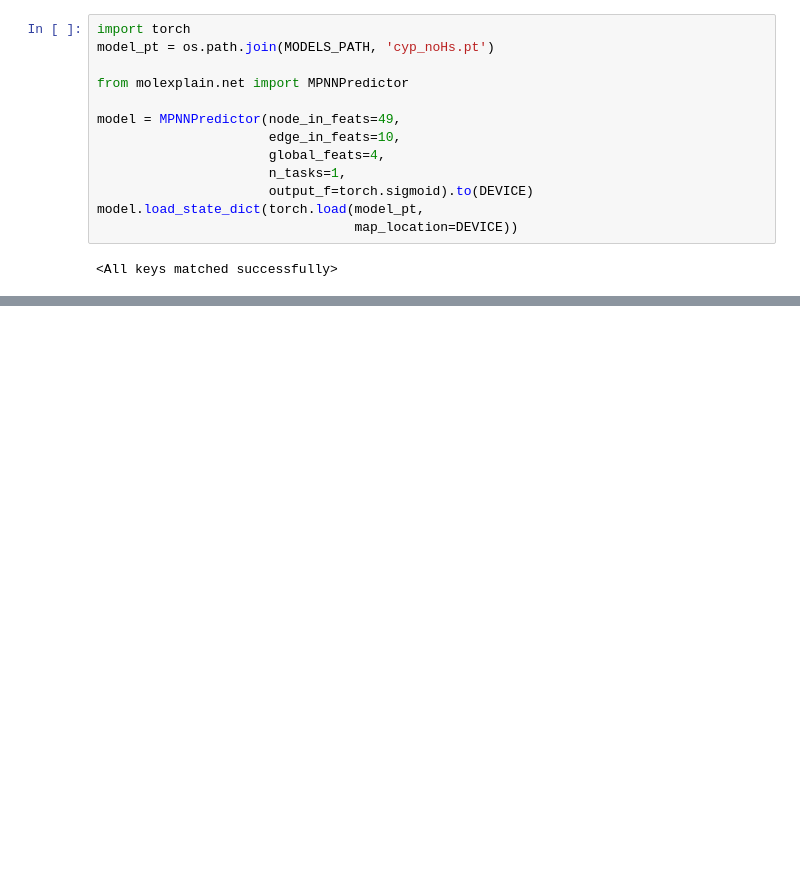
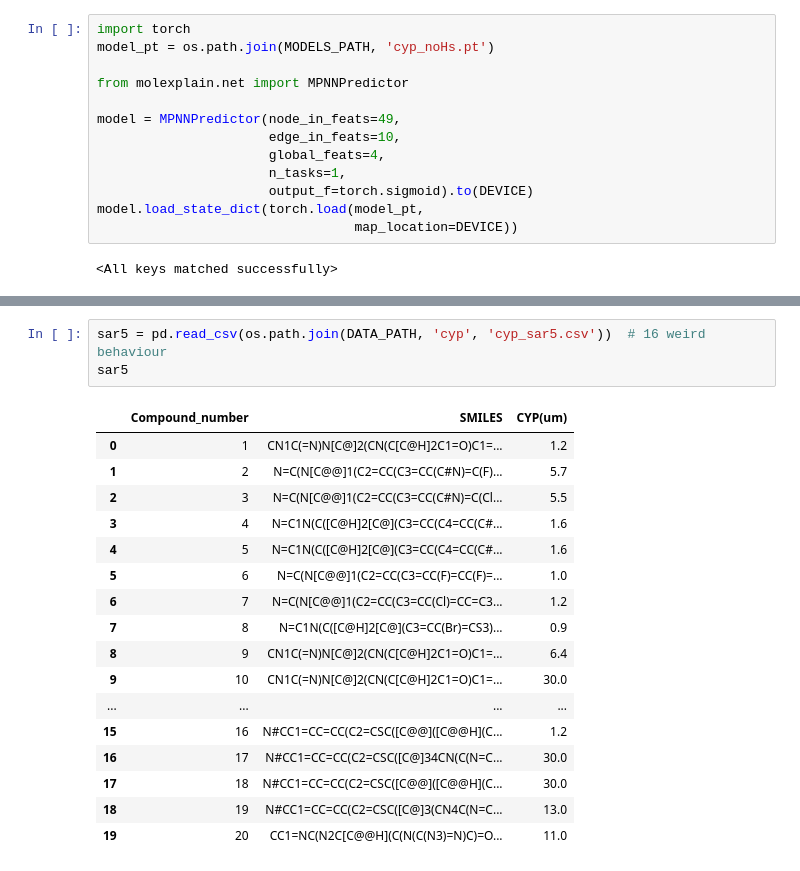
Before and after one commit to josejimenezluna/molgrad, a Jupyter notebook: molexplain/notebooks/cyp_motif.ipynb, the cells around one changed output, grey strips where cells are left out. Drawn from its saved outputs; the diff is of its cells as text; blank space fills up the shorter version.

```diff
--- a/molexplain/notebooks/cyp_motif.ipynb
+++ b/molexplain/notebooks/cyp_motif.ipynb
@@ -214,0 +426,21 @@ img
+# %%
+sar5 = pd.read_csv(os.path.join(DATA_PATH, 'cyp', 'cyp_sar5.csv'))  # 16 weird behaviour
+sar5
+# %% [output]
+|  | Compound_number | SMILES | CYP(um) |
+| 0 | 1 | CN1C(=N)N[C@]2(CN(C[C@H]2C1=O)C1=... | 1.2 |
+| 1 | 2 | N=C(N[C@@]1(C2=CC(C3=CC(C#N)=C(F)... | 5.7 |
+| 2 | 3 | N=C(N[C@@]1(C2=CC(C3=CC(C#N)=C(Cl... | 5.5 |
+| 3 | 4 | N=C1N(C([C@H]2[C@](C3=CC(C4=CC(C#... | 1.6 |
+| 4 | 5 | N=C1N(C([C@H]2[C@](C3=CC(C4=CC(C#... | 1.6 |
+| 5 | 6 | N=C(N[C@@]1(C2=CC(C3=CC(F)=CC(F)=... | 1.0 |
+| 6 | 7 | N=C(N[C@@]1(C2=CC(C3=CC(Cl)=CC=C3... | 1.2 |
+| 7 | 8 | N=C1N(C([C@H]2[C@](C3=CC(Br)=CS3)... | 0.9 |
+| 8 | 9 | CN1C(=N)N[C@]2(CN(C[C@H]2C1=O)C1=... | 6.4 |
+| 9 | 10 | CN1C(=N)N[C@]2(CN(C[C@H]2C1=O)C1=... | 30.0 |
+| ... | ... | ... | ... |
+| 15 | 16 | N#CC1=CC=CC(C2=CSC([C@@]([C@@H](C... | 1.2 |
+| 16 | 17 | N#CC1=CC=CC(C2=CSC([C@]34CN(C(N=C... | 30.0 |
+| 17 | 18 | N#CC1=CC=CC(C2=CSC([C@@]([C@@H](C... | 30.0 |
+| 18 | 19 | N#CC1=CC=CC(C2=CSC([C@]3(CN4C(N=C... | 13.0 |
+| 19 | 20 | CC1=NC(N2C[C@@H](C(N(C(N3)=N)C)=O... | 11.0 |
```
Also changed, not shown: parts of 90 cells of this notebook, 1 other file.
